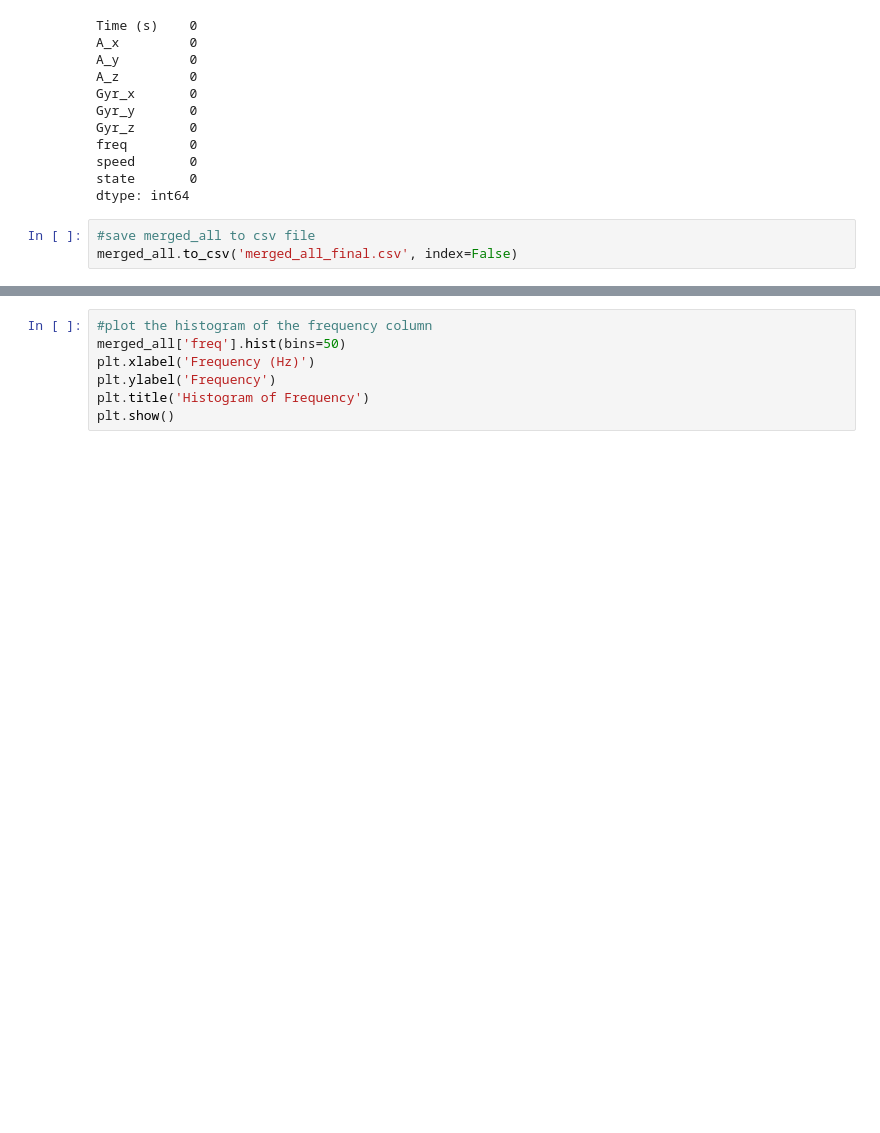
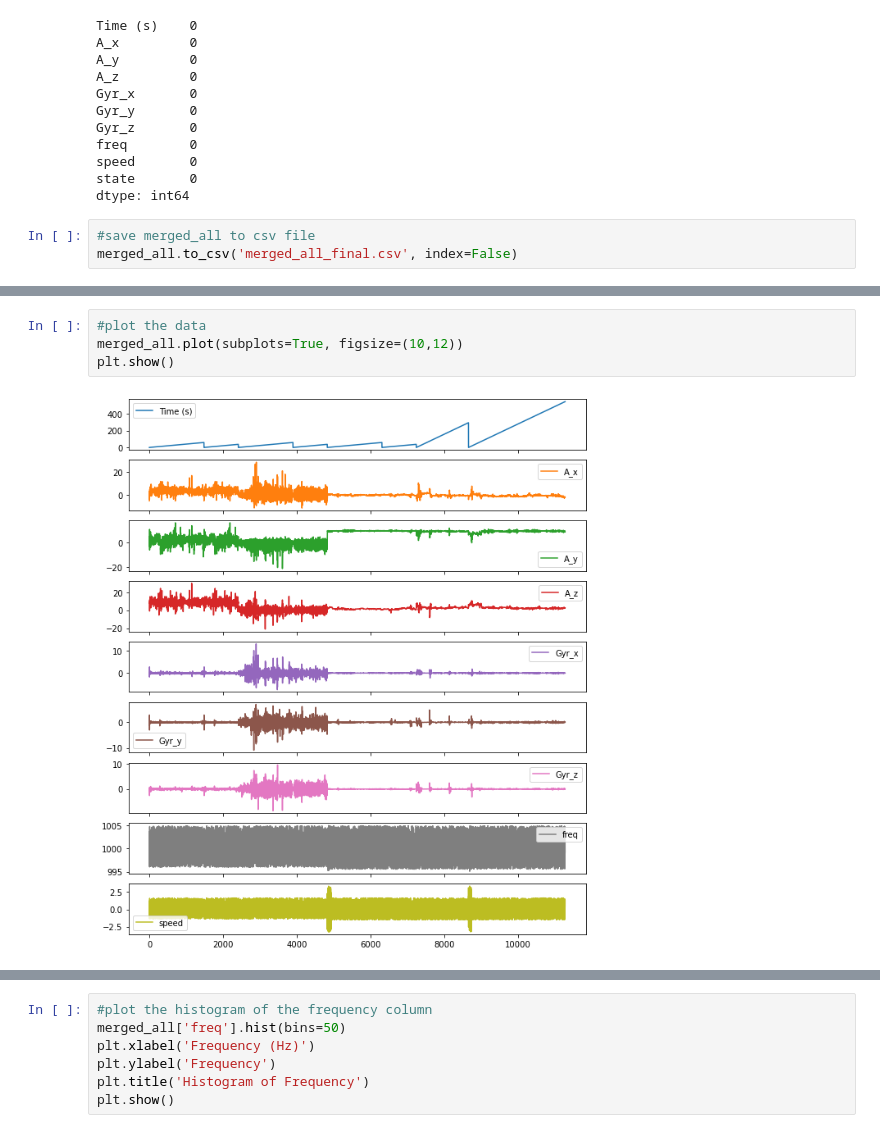
Before and after one commit to arthursun1997/ML4QS, a Jupyter notebook: Model_training.ipynb, the cells around one changed output, grey strips where cells are left out. Cells and saved outputs as stored; diff of their text form; blank space fills up the shorter version.

```diff
--- a/Model_training.ipynb
+++ b/Model_training.ipynb
@@ -474,0 +504,6 @@ merged_all.to_csv('merged_all_final.csv', index=False)
+# %%
+#plot the data
+merged_all.plot(subplots=True, figsize=(10,12))
+plt.show()
+# %% [output]
+[figure, added]
```
Also changed, not shown: parts of 13 cells of this notebook, 1 other file.
